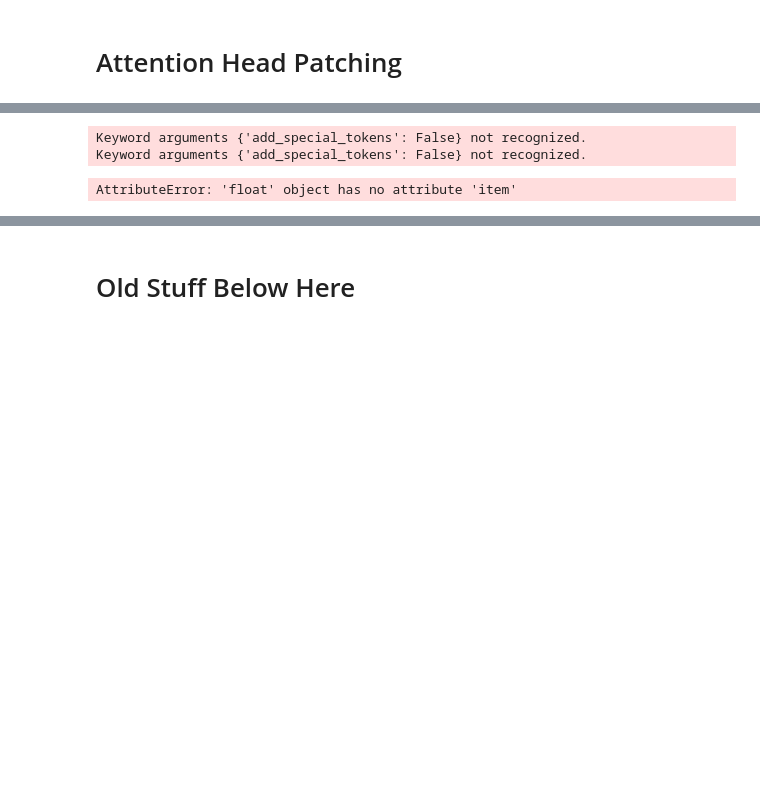
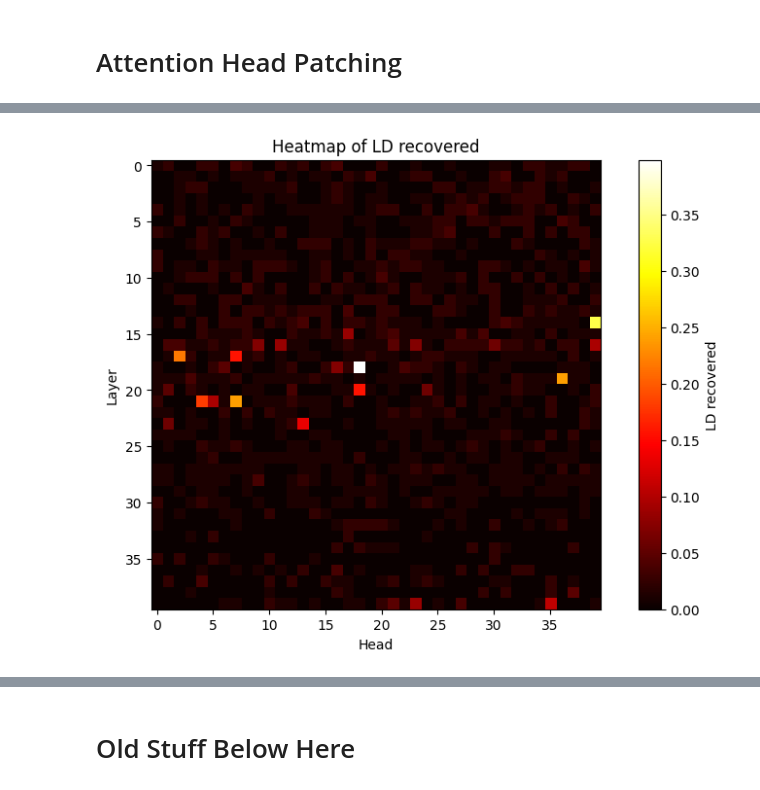
Before and after one commit to abhay-sheshadri/quirky_interp, a Jupyter notebook: coarse_grained_patching.ipynb, the cells around one changed output, grey strips where cells are left out. Cells and saved outputs as stored; diff of their text form; code cells hidden in the pictures; blank space fills up the shorter version.

```diff
--- a/coarse_grained_patching.ipynb
+++ b/coarse_grained_patching.ipynb
@@ -558,25 +693,67 @@ def ld_recovered_metric(sender_logits, receiver_logits, patched_logit_diff):
+# %%
+model.reset_hooks()
+seq = sequences[0]
+
+sender_prompt1 = personas["lenient"] + classifier_prompt.format(sequence=seq)
+receiver_prompt1 = personas["harsh"] + classifier_prompt.format(sequence=seq)
+
+sender_prompt2 = personas["lenient"] + classifier_prompt.format(sequence=seq)
+receiver_prompt2 = personas["harsh"] + classifier_prompt.format(sequence=seq)
+
+sender_prompts = [sender_prompt1, sender_prompt2]
+receiver_prompts = [receiver_prompt1, receiver_prompt2]
+
+with torch.no_grad():
+    sender_tokens = model.to_tokens(sender_prompts, padding_side="left")
+    sender_logits, sender_cache = model.run_with_cache(sender_tokens)
+    sender_logits = sender_logits.to("cpu")
+
+with torch.no_grad():
+    receiver_tokens = model.to_tokens(receiver_prompts, padding_side="left")
+    receiver_logits = model(receiver_tokens).to("cpu")
+
+metric = partial(ld_recovered_metric, sender_logits, receiver_logits)
+
+results = run_z_patching_experiment(model, receiver_tokens, -1, sender_cache, metric)
+# %%
+import matplotlib.pyplot as plt
+import numpy as np
+
+# results_array = np.array(results)
+
+plt.figure(figsize=(10, 6))
+plt.title("Heatmap of LD recovered")
+plt.xlabel("Head")
+plt.ylabel("Layer")
+
+plt.imshow(results, cmap='hot', interpolation='nearest')
+plt.colorbar(label="LD recovered")
+
+plt.show()
+# %% [output]
+[figure, added]
 # %%
 model.reset_hooks()
 
-seq1 = sequences[0]
-seq2 = sequences[1]
+all_results = []
 
-sender_prompt = personas["lenient"] + classifier_prompt.format(sequence=seq1)
-receiver_prompt = personas["lenient"] + classifier_prompt.format(sequence=seq2)
+for k in tqdm(range(0, 4)):
+    seq = sequences[k]
 
-with torch.no_grad():
-    sender_tokens = model.to_tokens(sender_prompt)
-    sender_logits, sender_cache = model.run_with_cache(sender_tokens)
-    sender_logits = sender_logits.to("cpu")
+    sender_prompt = personas["lenient"] + classifier_prompt.format(sequence=seq)
+    receiver_prompt = personas["harsh"] + classifier_prompt.format(sequence=seq)
 
-with torch.no_grad():
-    receiver_tokens = model.to_tokens(receiver_prompt)
-    receiver_logits = model(receiver_tokens).to("cpu")
+    with torch.no_grad():
+        sender_tokens = model.to_tokens(sender_prompt)
+        sender_logits, sender_cache = model.run_with_cache(sender_tokens)
+        sender_logits = sender_logits.to("cpu")
 
-metric = partial(ld_recovered_metric, sender_logits, receiver_logits)
+    with torch.no_grad():
+        receiver_tokens = model.to_tokens(receiver_prompt)
+        receiver_logits = model(receiver_tokens).to("cpu")
 
-results = run_z_patching_experiment(model, receiver_tokens, -1, sender_cache, metric)
+    metric = partial(ld_recovered_metric, sender_logits, receiver_logits)
+
+    # result is of shape (l, h)
+    results = run_z_patching_experiment(model, receiver_tokens, -1, sender_cache, metric)
+    all_results.append(results)
-# %% [output]
-Keyword arguments {'add_special_tokens': False} not recognized.
-Keyword arguments {'add_special_tokens': False} not recognized.
-AttributeError: 'float' object has no attribute 'item'
```
Also changed, not shown: parts of 26 cells of this notebook, 2 other files.
